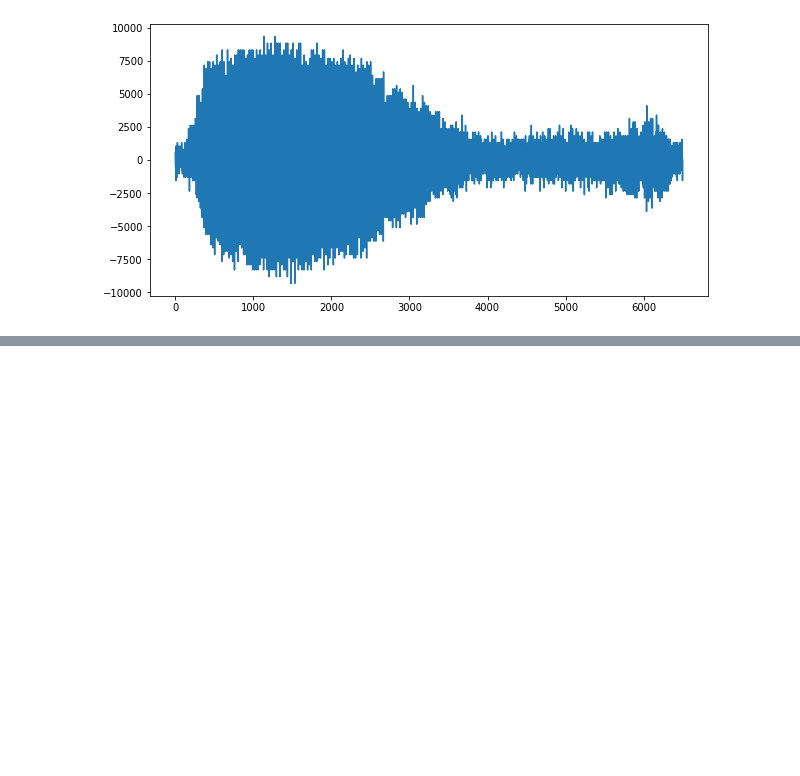
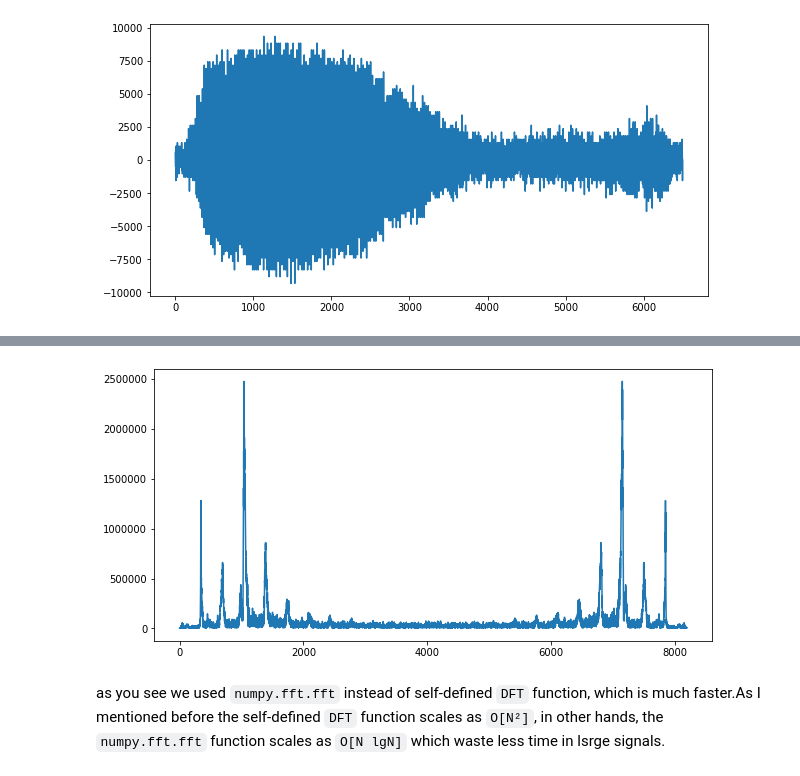
Before and after one commit to kkasra12/signalAndSystemProject_fft, a Jupyter notebook: runme.ipynb, the cells around one changed output, grey strips where cells are left out. Saved outputs shown, nothing was run; the diff lists cells and outputs as text; code cells hidden in the pictures; blank space fills up the shorter version.

```diff
--- a/runme.ipynb
+++ b/runme.ipynb
@@ -140,0 +144,12 @@ plt.show()
+# %%
+from math import log2
+from numpy.fft import fft
+N=2**(int(log2(len(moanSound)))+1)
+y = fft(moanSound,N)
+y=[sqrt(i.imag**2+i.real**2) for i in y]
+plt.plot(y)
+plt.show()
+# %% [output]
+[figure, added]
+# %% [markdown]
+as you see we used `numpy.fft.fft` instead of self-defined `DFT` function, which is much faster.As I mentioned before the self-defined `DFT` function scales as `O[N²]`, in other hands, the `numpy.fft.fft` function scales as `O[N lgN]` which waste less time in lsrge signals.
```
Also changed, not shown: parts of 5 cells of this notebook, 1 other file.
